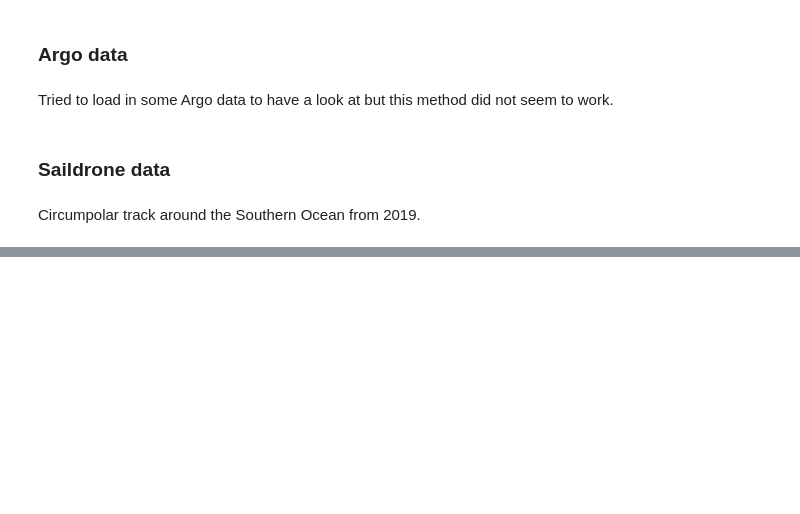
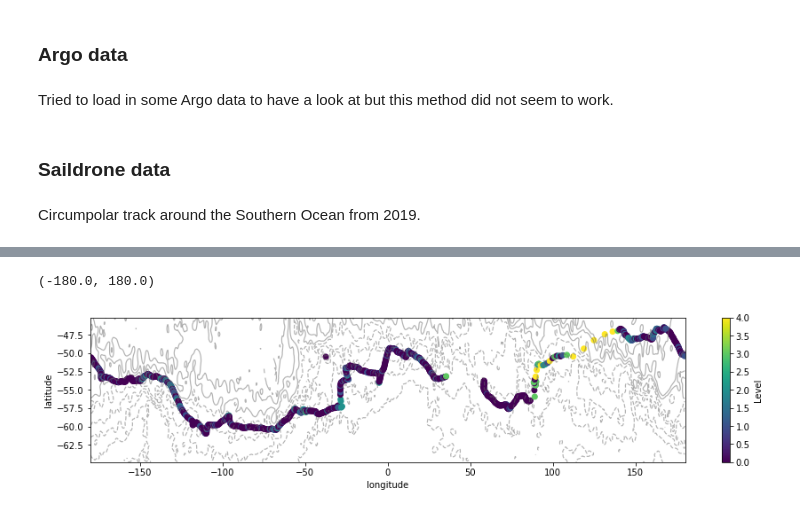
Before and after one commit to oceanhackweek/ohw22-proj-front-finder, a Jupyter notebook: scripts/view_data-MJ.ipynb, the cells around one changed output, grey strips where cells are left out. Drawn from its saved outputs; the diff is of its cells as text; code cells hidden in the pictures; blank space fills up the shorter version.

```diff
--- a/scripts/view_data-MJ.ipynb
+++ b/scripts/view_data-MJ.ipynb
@@ -103,0 +113,28 @@ plt.tight_layout(h_pad = 1.2)
+# %%
+# input the data variable that you want to find fronts with
+var = 'TEMP_CTD_RBR_MEAN'
+criterion = [0.05, 0.1, 0.2, 0.6]
+# %%
+def detect_fronts(df, var, criterion, x = 'distance_km', x_bin = 20):
+
+    df['dx'] = np.abs(np.gradient(df[x]))
+    df['d_var'] = np.abs(np.gradient(df[var]))
+
+    df_new = df[[var, 'latitude', 'longitude', x, 'dx', 'd_var']]
+
+    # group into 20 km segments
+    df_grouped = df_new.groupby(df_new[x] // x_bin)
+
+    # apply minimum observations function
+    # returns nan is there are < 10 observations else computes the mean of the group
+    df_group_mean = df_grouped.apply(minimum_obs)
+
+    # calculate gradient of var with distance
+    df_group_mean['d_var_dx'] = np.round(df_group_mean['d_var'], 3)/df_group_mean['dx']
+
+    # front detection criteria
+    criterion = [-np.inf] + criterion + [np.inf]
+
+    df_group_mean['level'] = pd.cut(df_group_mean['d_var_dx'], criterion, labels = False)
+
+    return df_group_mean
@@ -103,0 +155,13 @@ plt.tight_layout(h_pad = 1.2)
+# %%
+fig, ax = plt.subplots(figsize = (15,3))
+plt.scatter(fronts.longitude, fronts.latitude, c = fronts.level)
+
+CS = mean_sea_level.plot.contour(colors = 'dimgrey', alpha = 0.5, linewidths = 1.2, levels = adt_levels)
+plt.xlabel('longitude')
+plt.ylabel('latitude')
+plt.colorbar(label = 'Level')
+
+plt.xlim(-180,180)
+# %% [output]
+(-180.0, 180.0)
+[figure, added]
```
Also changed, not shown: parts of 25 cells of this notebook.
